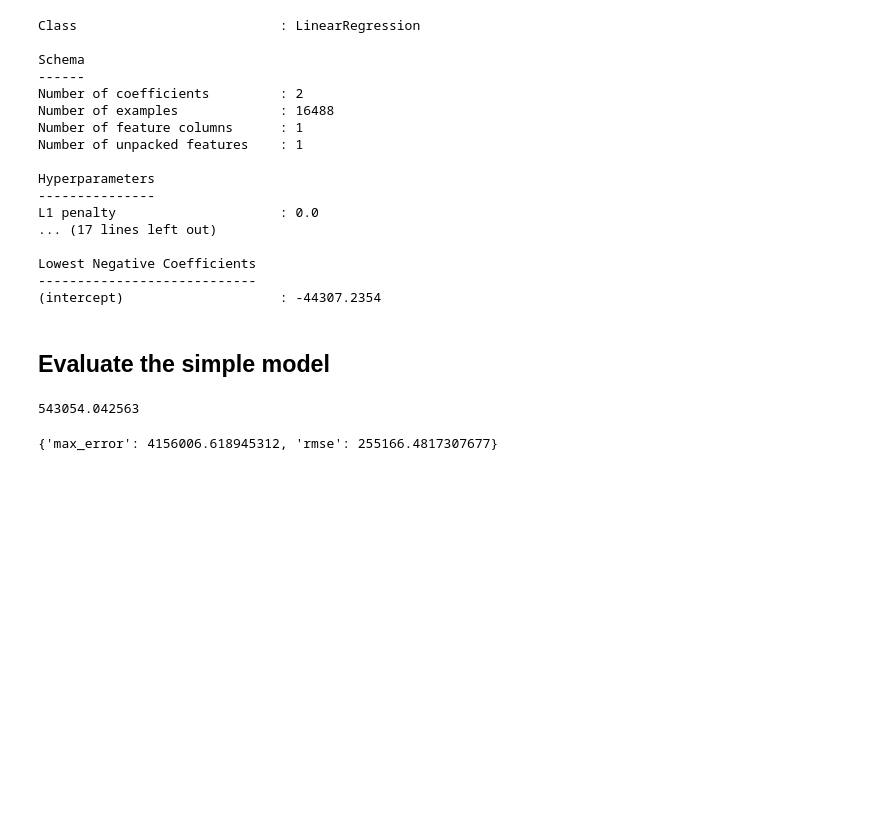
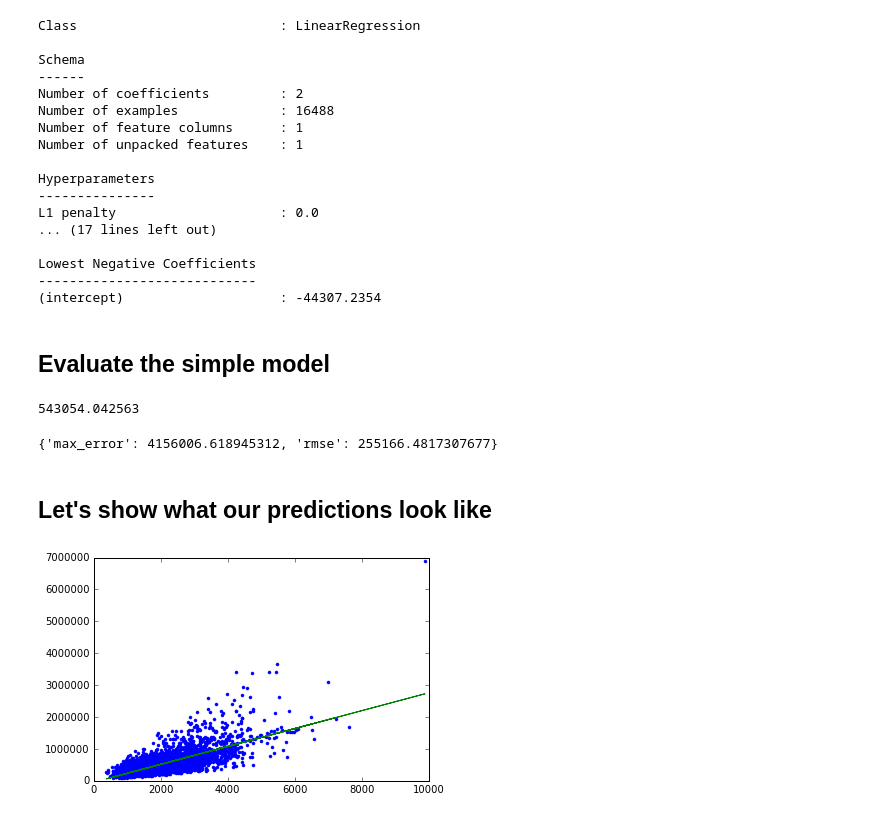
Before and after one commit to PiBingbin/Aggregatus, a Jupyter notebook: ML/Coursera-ML-Foundations/Case Study Approach/Predicting house prices.ipynb, the cells around one changed output. Saved outputs shown, nothing was run; the diff lists cells and outputs as text; code cells hidden in the pictures; blank space fills up the shorter version.

```diff
--- a/ML/Coursera-ML-Foundations/Case Study Approach/Predicting house prices.ipynb
+++ b/ML/Coursera-ML-Foundations/Case Study Approach/Predicting house prices.ipynb
@@ -110,3 +110,5 @@ print test_data['price'].mean()
 print sqft_model.evaluate(test_data)
 # %% [output]
 {'max_error': 4156006.618945312, 'rmse': 255166.4817307677}
+# %% [markdown]
+## Let's show what our predictions look like
@@ -112,0 +118,6 @@ print sqft_model.evaluate(test_data)
+# %%
+plt.plot(test_data['sqft_living'], test_data['price'], '.',
+        test_data['sqft_living'], sqft_model.predict(test_data), '-')
+plt.show()
+# %% [output]
+[figure, added]
```
Also changed, not shown: parts of 2 cells of this notebook.
